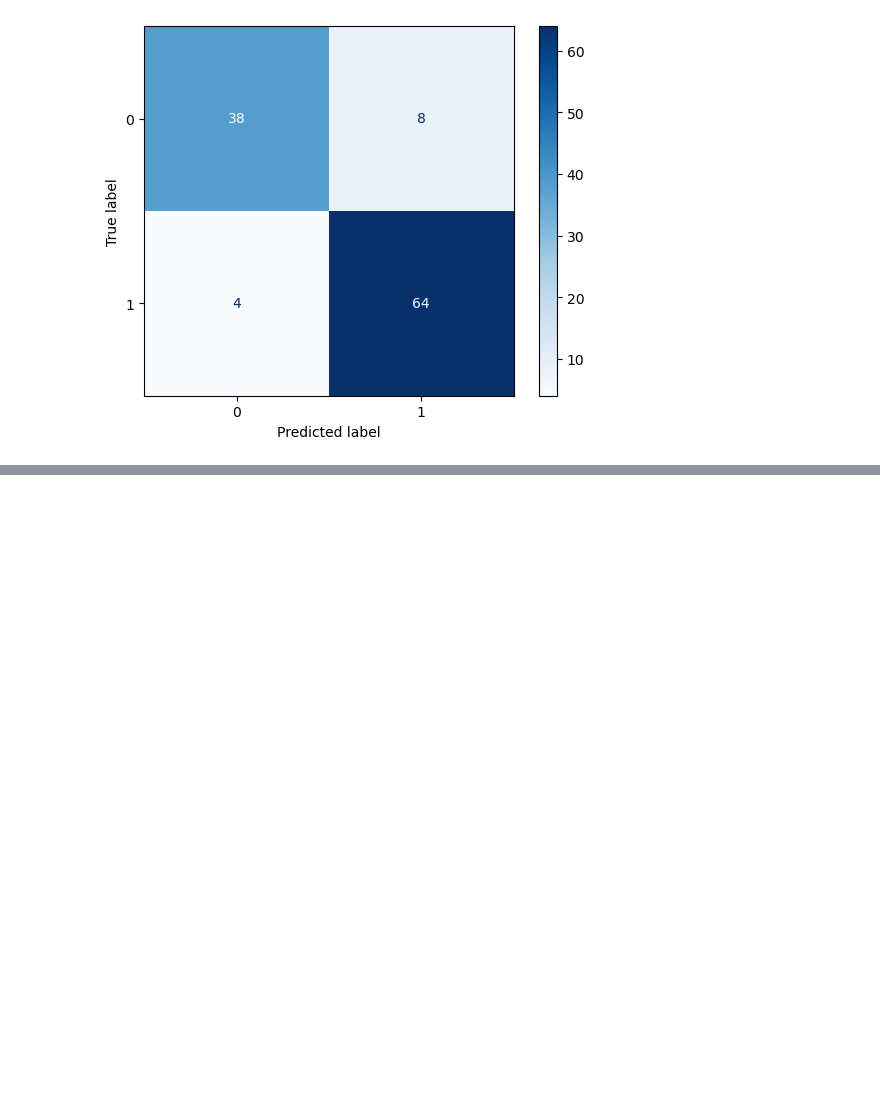
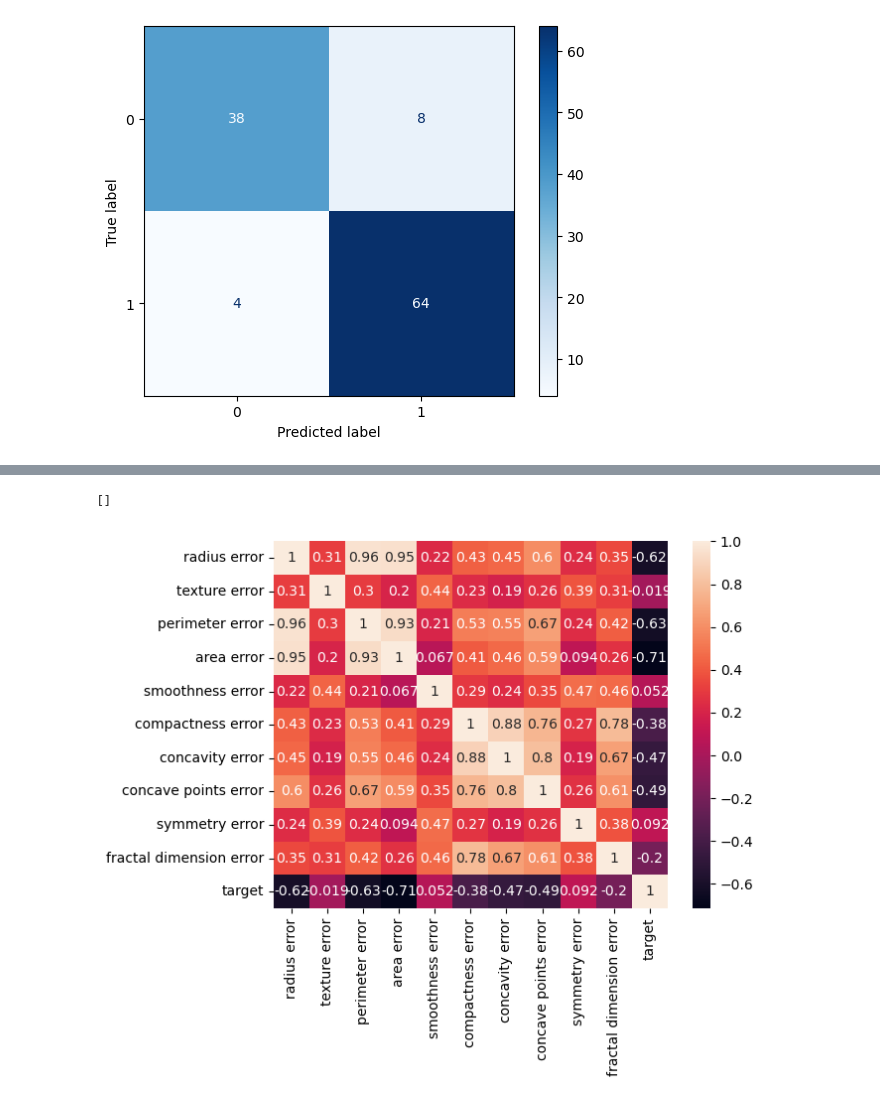
Before and after one commit to IIIL4KIII/MachineLearning, a Jupyter notebook: Projeto_MS571.ipynb, the cells around one changed output, grey strips where cells are left out. Cells and saved outputs as stored; diff of their text form; code cells hidden in the pictures; blank space fills up the shorter version.

```diff
--- a/Projeto_MS571.ipynb
+++ b/Projeto_MS571.ipynb
@@ -463,0 +524,6 @@ worstData = X.iloc[:, 20:30]
+# %%
+corrErrorData = sns.heatmap(errorData.corr(method='spearman'), annot=True)
+corrErrorData.plot()
+# %% [output]
+[]
+[figure, added]
```
Also changed, not shown: parts of 42 cells of this notebook.
